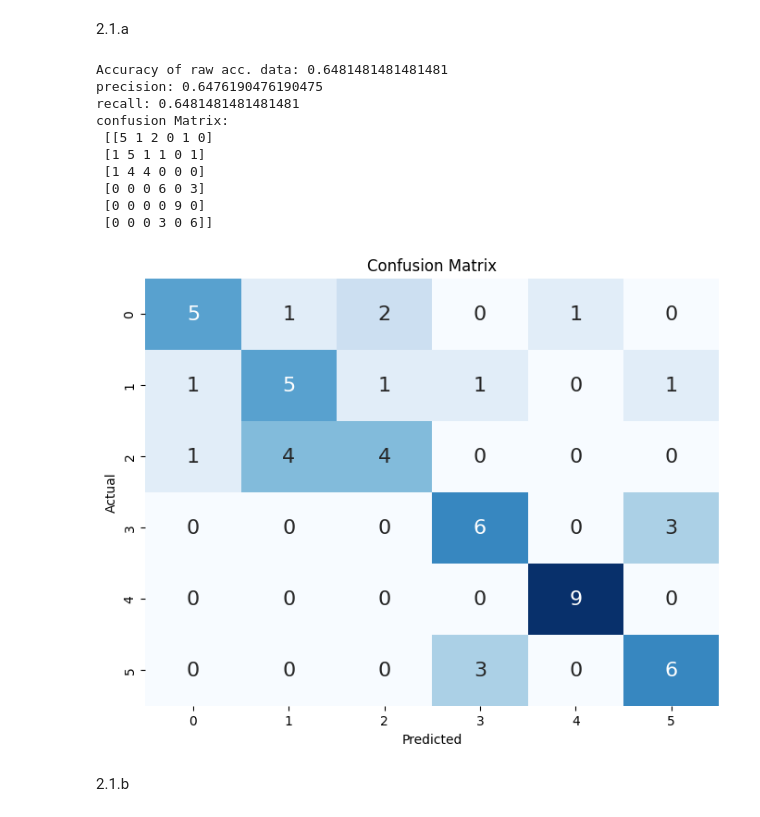
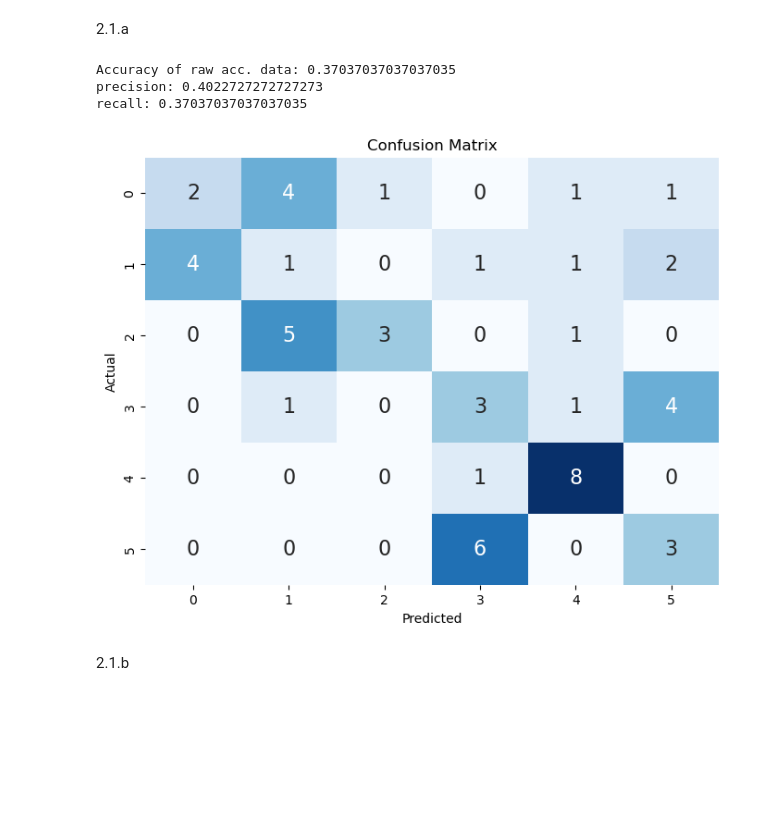
Before and after one commit to MukeshK17/es335-24-fall-assignment-1, a Jupyter notebook: Asst2_Decision_Trees_for_Human_Activity_Recognition.ipynb, the cells around one changed output. Saved outputs shown, nothing was run; the diff lists cells and outputs as text; code cells hidden in the pictures; blank space fills up the shorter version.

```diff
--- a/Asst2_Decision_Trees_for_Human_Activity_Recognition.ipynb
+++ b/Asst2_Decision_Trees_for_Human_Activity_Recognition.ipynb
@@ -21,7 +20,8 @@ time = 10
 offset = 100
 folders = ["LAYING","SITTING","STANDING","WALKING","WALKING_DOWNSTAIRS","WALKING_UPSTAIRS"]
 classes = {"WALKING":1,"WALKING_UPSTAIRS":2,"WALKING_DOWNSTAIRS":3,"SITTING":4,"STANDING":5,"LAYING":6}
-combined_dir = os.path.join("HAR\Combined")
+
+combined_dir = os.path.join("HAR/Combined")
 #=-=-=-=-=-=-=-=-=-=-=-=-=-=-=-=-=-=-=-==-=-=-=-=-=-=-=-=-=-=-=-=-=-=-=-=-=-=-=-=-=-=-=-=-=-=-=-=-=-=-=-=-=-=-=-=-=-=
                                                 # Train Dataset
 #=-=-=-=-=-=-=-=-=-=-=-=-=-=-=-=-=-=-=-==-=-=-=-=-=-=-=-=-=-=-=-=-=-=-=-=-=-=-=-=-=-=-=-=-=-=-=-=-=-=-=-=-=-=-=-=-=-=
@@ -54,71 +54,57 @@ for folder in folders:
         df = df[offset:offset+time*50]
         X_test.append(df.values)
         y_test.append(classes[folder])
 
 X_test = np.array(X_test)
 y_test = np.array(y_test)
 #=-=-=-=-=-=-=-=-=-=-=-=-=-=-=-=-=-=-=-==-=-=-=-=-=-=-=-=-=-=-=-=-=-=-=-=-=-=-=-=-=-=-=-=-=-=-=-=-=-=-=-=-=-=-=-=-=-=
                                                 # Final Dataset
 #=-=-=-=-=-=-=-=-=-=-=-=-=-=-=-=-=-=-=-==-=-=-=-=-=-=-=-=-=-=-=-=-=-=-=-=-=-=-=-=-=-=-=-=-=-=-=-=-=-=-=-=-=-=-=-=-=-=
 X = np.concatenate((X_train,X_test))
 y = np.concatenate((y_train,y_test))
 
 seed = 4
+
 X_train,X_test,y_train,y_test = train_test_split(X,y,test_size=0.3,random_state=seed,stratify=y)
 
 X_train=np.square(X_train[:, :, 0])+np.square(X_train[:, :, 1])+np.square(X_train[:, :, 2])
-
 X_test=np.square(X_test[:, :, 0])+np.square(X_test[:, :, 1])+np.square(X_test[:, :, 2])
 
+X_raw_train=pd.DataFrame(np.sqrt(X_train))
+y_raw_train=pd.DataFrame(y_train)
 
-
-X_row_train=pd.DataFrame(X_train)
-y_row_train=pd.DataFrame(y_train)
-X_row_test=pd.DataFrame((X_test))
-y_row_test=pd.DataFrame(y_test)
+X_raw_test=pd.DataFrame(np.sqrt(X_test))
+y_raw_test=pd.DataFrame(y_test)
 
 
 clf=DecisionTreeClassifier(random_state=42)
-clf.fit(X_row_train,y_row_train)
+clf.fit(X_raw_train,y_raw_train)
 
-y_row_pred=clf.predict(X_row_test)
+pkl.dump(clf,open("HAR/Models/raw_clf.pkl",'wb'))
 
-accuracy=accuracy_score(y_row_pred, y_row_test)
-precision=precision_score(y_row_test, y_row_pred, average='weighted')
-recall=recall_score(y_row_test, y_row_pred, average='weighted')
-cm=confusion_matrix(y_row_test, y_row_pred)
+y_raw_pred=clf.predict(X_raw_test)
+
+accuracy=accuracy_score(y_raw_pred, y_raw_test)
+precision=precision_score(y_raw_test, y_raw_pred, average='weighted')
+recall=recall_score(y_raw_test, y_raw_pred, average='weighted')
+cm=confusion_matrix(y_raw_test, y_raw_pred)
 
 
 print(f"Accuracy of raw acc. data: {accuracy}")
 print(f"precision: {precision}")
 print(f"recall: {recall}")
-print(f"confusion Matrix:\n {cm}")
-# print("--"*20)
+
+plt.figure(figsize=(8, 6))
+sns.heatmap(cm, annot=True, fmt="d", cmap="Blues", cbar=False, annot_kws={"size": 16})
+plt.title("Confusion Matrix")
+plt.ylabel("Actual")
+plt.xlabel("Predicted")
+plt.show()
 # %% [output]
-Accuracy of raw acc. data: 0.6481481481481481
-precision: 0.6476190476190475
-recall: 0.6481481481481481
-confusion Matrix:
- [[5 1 2 0 1 0]
- [1 5 1 1 0 1]
- [1 4 4 0 0 0]
- [0 0 0 6 0 3]
- [0 0 0 0 9 0]
- [0 0 0 3 0 6]]
+Accuracy of raw acc. data: 0.37037037037037035
+precision: 0.4022727272727273
+recall: 0.37037037037037035
+[figure, added]
-# %%
-# ! pip install seaborn
-from sklearn.metrics import confusion_matrix
-import seaborn as sns
-import matplotlib.pyplot as plt
-
-plt.figure(figsize=(8, 6))
-sns.heatmap(cm, annot=True, fmt="d", cmap="Blues", cbar=False, annot_kws={"size": 16})
-plt.title("Confusion Matrix")
-plt.ylabel("Actual")
-plt.xlabel("Predicted")
-plt.show()
-# %% [output]
-[figure, removed]
 # %% [markdown]
 2.1.b
 # %%
```
Also changed, not shown: parts of 7 cells of this notebook, 6 other files.
